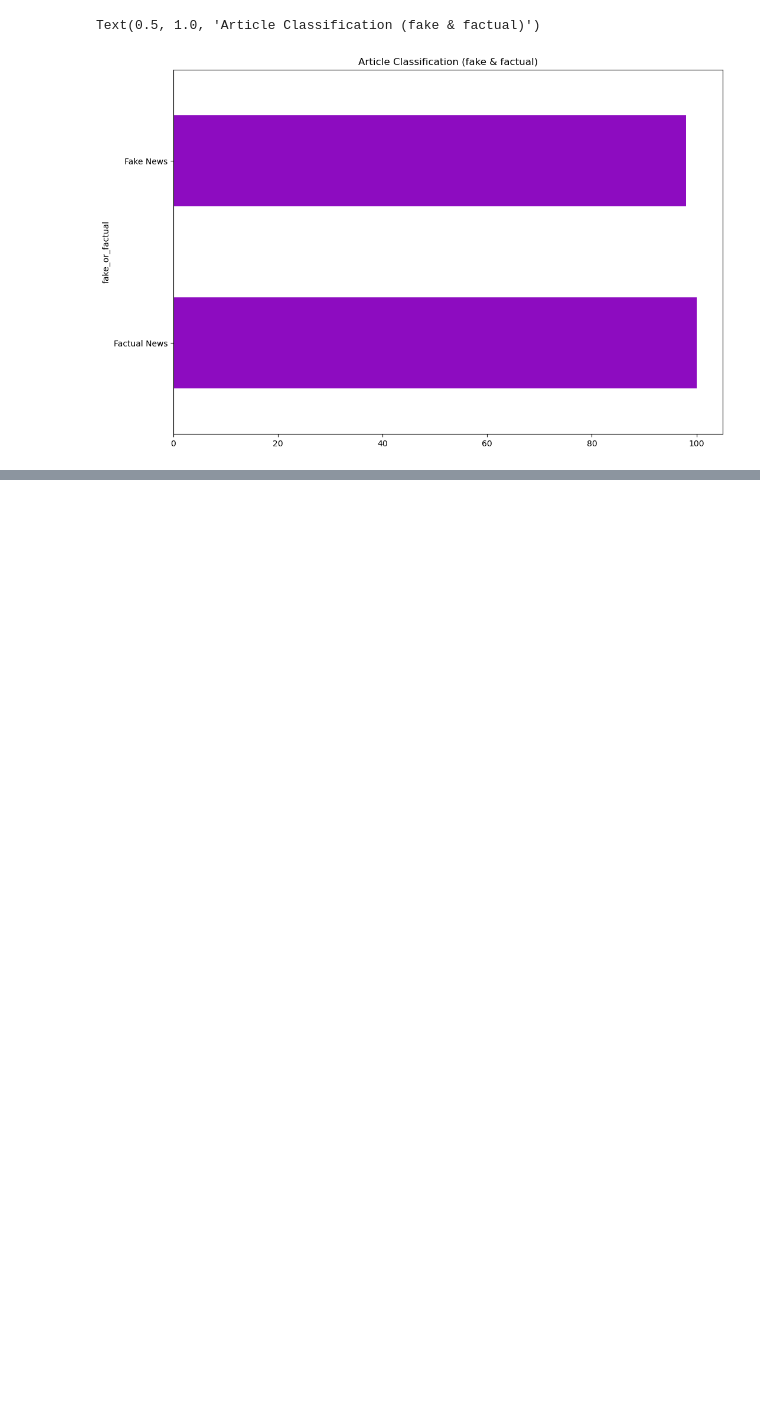
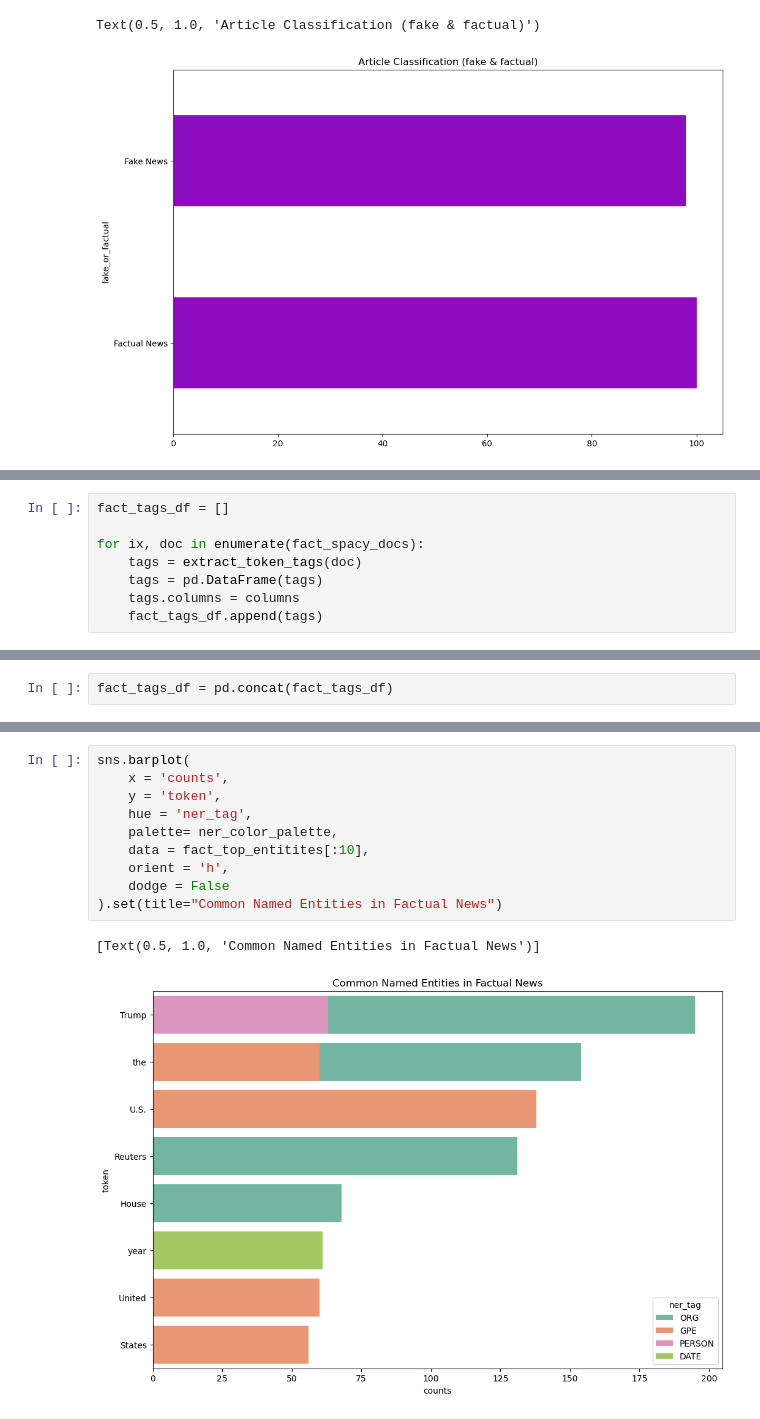
Before and after one commit to SA-30/ai_projects, a Jupyter notebook: 9) Fake News Classifier/classifier.ipynb, the cells around one changed output, grey strips where cells are left out. Cells and saved outputs as stored; diff of their text form; blank space fills up the shorter version.

```diff
--- a/9) Fake News Classifier/classifier.ipynb
+++ b/9) Fake News Classifier/classifier.ipynb
@@ -67,0 +122,8 @@ Text(0.5, 1.0, 'Article Classification (fake & factual)')
+# %%
+fact_tags_df = []
+
+for ix, doc in enumerate(fact_spacy_docs):
+    tags = extract_token_tags(doc)
+    tags = pd.DataFrame(tags)
+    tags.columns = columns
+    fact_tags_df.append(tags)
@@ -67,0 +146,2 @@ Text(0.5, 1.0, 'Article Classification (fake & factual)')
+# %%
+fact_tags_df = pd.concat(fact_tags_df)
@@ -67,0 +289,13 @@ Text(0.5, 1.0, 'Article Classification (fake & factual)')
+# %%
+sns.barplot(
+    x = 'counts',
+    y = 'token',
+    hue = 'ner_tag',
+    palette= ner_color_palette,
+    data = fact_top_entitites[:10],
+    orient = 'h',
+    dodge = False
+).set(title="Common Named Entities in Factual News")
+# %% [output]
+[Text(0.5, 1.0, 'Common Named Entities in Factual News')]
+[figure, added]
```
Also changed, not shown: parts of 43 cells of this notebook.
